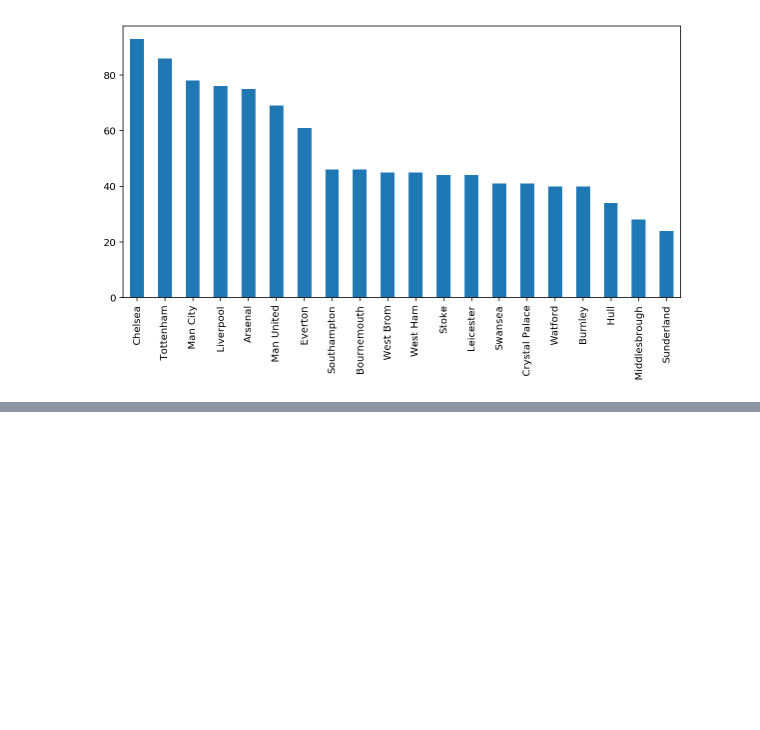
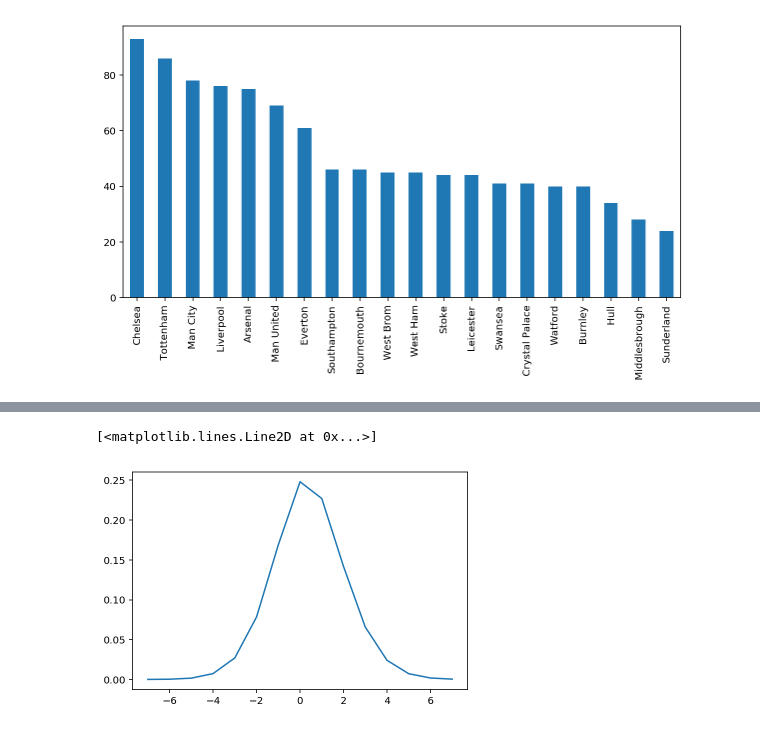
Before and after one commit to chizkidd/dsi-CapstoneProj, a Jupyter notebook: EDA_day1.ipynb, the cells around one changed output, grey strips where cells are left out. Cells and saved outputs as stored; diff of their text form; code cells hidden in the pictures; blank space fills up the shorter version.

Commit message:
eda poisson prob plot (win ratio vs HomeGoal-AwayGoal differential

```diff
--- a/EDA_day1.ipynb
+++ b/EDA_day1.ipynb
@@ -517,0 +526,11 @@ scs.skellam.pmf(0.0, df2.FTHG.mean())
+# %%
+HomeGoalDiff = np.linspace(-7,7,15)
+win_prob_dict={}
+win_prob_list=[]
+for i in HomeGoalDiff:
+    #probability of home team winning by __i__ goal
+    win_prob_dict[i] = scs.skellam.pmf(i, df2.FTHG[:-10].mean(), df2.FTAG[:-10].mean())
+    win_prob_list.append(scs.skellam.pmf(i, df2.FTHG[:-10].mean(), df2.FTAG[:-10].mean()))
+print(win_prob_dict)
+print()
+print(win_prob_list)
@@ -517,0 +545,5 @@ scs.skellam.pmf(0.0, df2.FTHG.mean())
+# %%
+plt.plot(HomeGoalDiff, win_prob_list)
+# %% [output]
+[<matplotlib.lines.Line2D at 0x...>]
+[figure, added]
```
Also changed, not shown: parts of 7 cells of this notebook.
